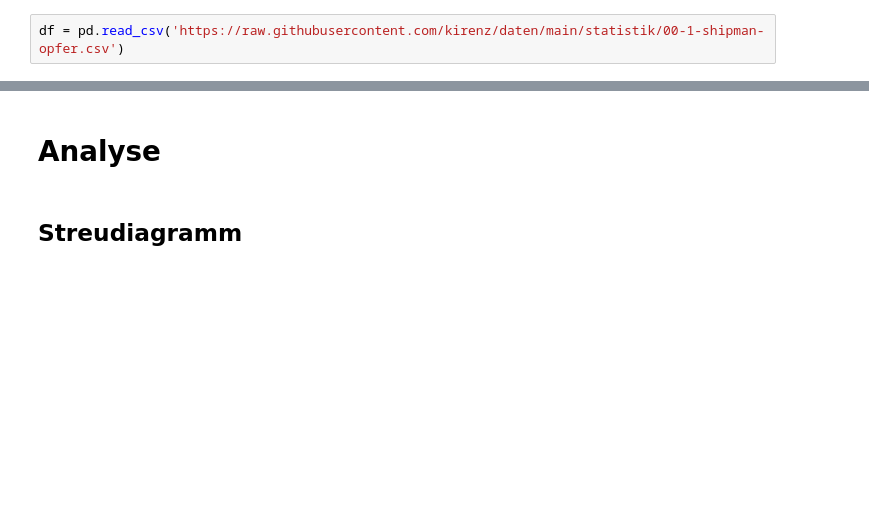
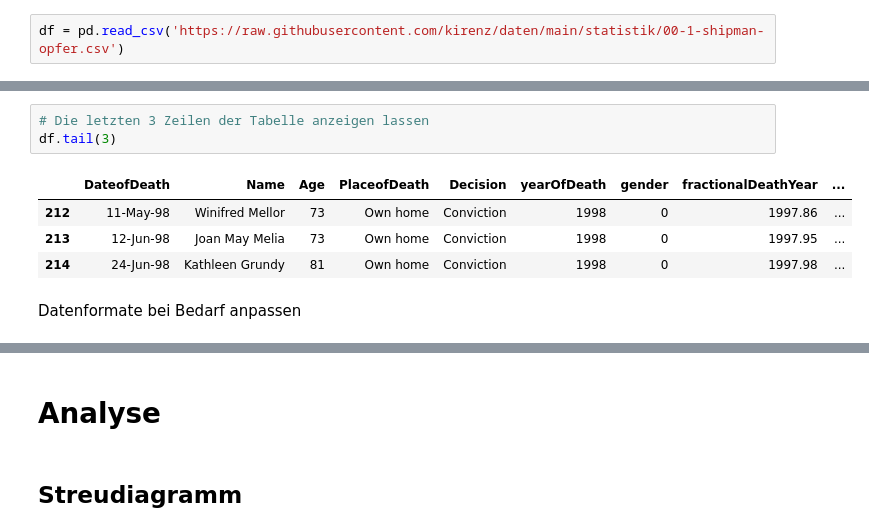
Before and after one commit to kirenz/statistik-fallstudien, a Jupyter notebook: 00-1-shipman-opfer-code.ipynb, the cells around one changed output, grey strips where cells are left out. Drawn from its saved outputs; the diff is of its cells as text; blank space fills up the shorter version.

```diff
--- a/00-1-shipman-opfer-code.ipynb
+++ b/00-1-shipman-opfer-code.ipynb
@@ -53,0 +54,10 @@ Datenformat anpassen
+# %%
+# Die letzten 3 Zeilen der Tabelle anzeigen lassen
+df.tail(3)
+# %% [output]
+|  | DateofDeath | Name | Age | PlaceofDeath | Decision | yearOfDeath | gender | fractionalDeathYear | ... |
+| 212 | 11-May-98 | Winifred Mellor | 73 | Own home | Conviction | 1998 | 0 | 1997.86 | ... |
+| 213 | 12-Jun-98 | Joan May Melia | 73 | Own home | Conviction | 1998 | 0 | 1997.95 | ... |
+| 214 | 24-Jun-98 | Kathleen Grundy | 81 | Own home | Conviction | 1998 | 0 | 1997.98 | ... |
+# %% [markdown]
+Datenformate bei Bedarf anpassen
```
Also changed, not shown: parts of 23 cells of this notebook.
